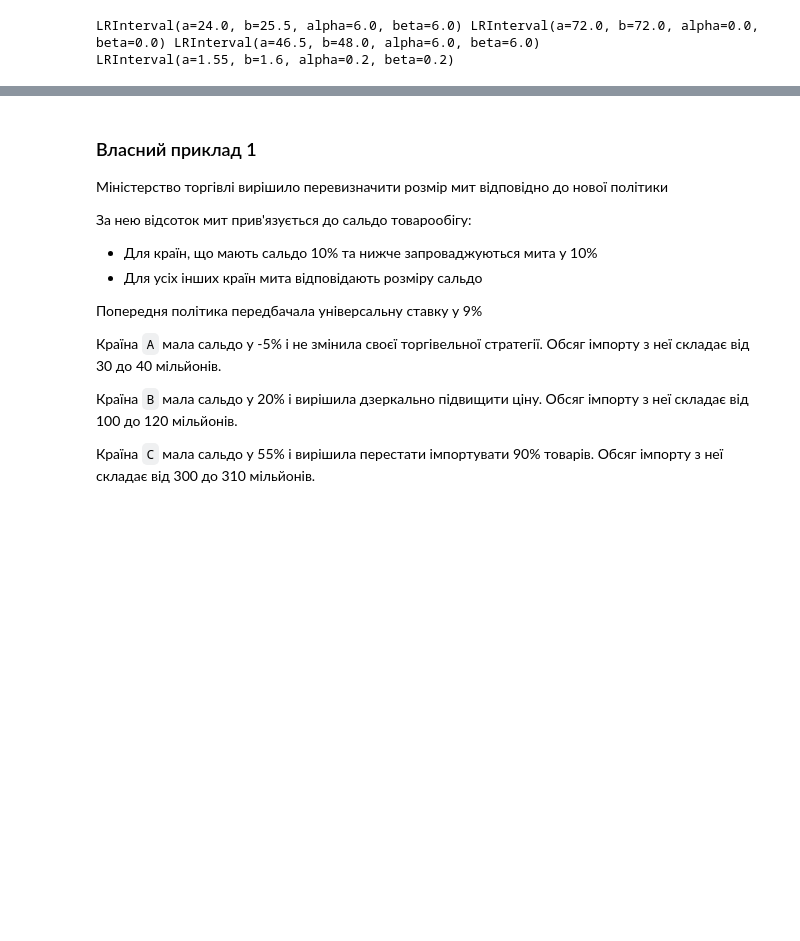
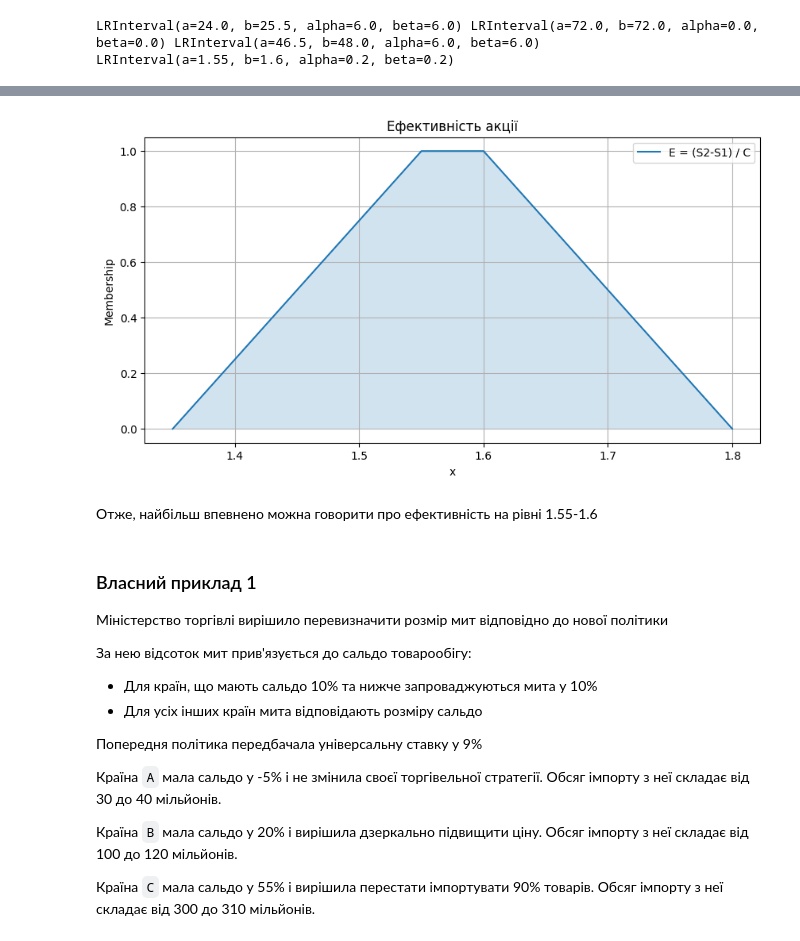
Before and after one commit to volodymyrkir/fuzzy_models_and_processing, a Jupyter notebook: lab_3/lab_3.ipynb, the cells around one changed output, grey strips where cells are left out. Drawn from its saved outputs; the diff is of its cells as text; code cells hidden in the pictures; blank space fills up the shorter version.

```diff
--- a/lab_3/lab_3.ipynb
+++ b/lab_3/lab_3.ipynb
@@ -98,3 +131,9 @@ LRInterval(a=1.55, b=1.6, alpha=0.2, beta=0.2)
+# %%
+plot_lr_intervals(E, labels=["E = (S2-S1) / C"], title="Ефективність акції")
+# %% [output]
+[figure, added]
+# %% [markdown]
+Отже, найбільш впевнено можна говорити про ефективність на рівні 1.55-1.6
 # %% [markdown]
 ### Власний приклад 1
 
```
Also changed, not shown: parts of 12 cells of this notebook.
